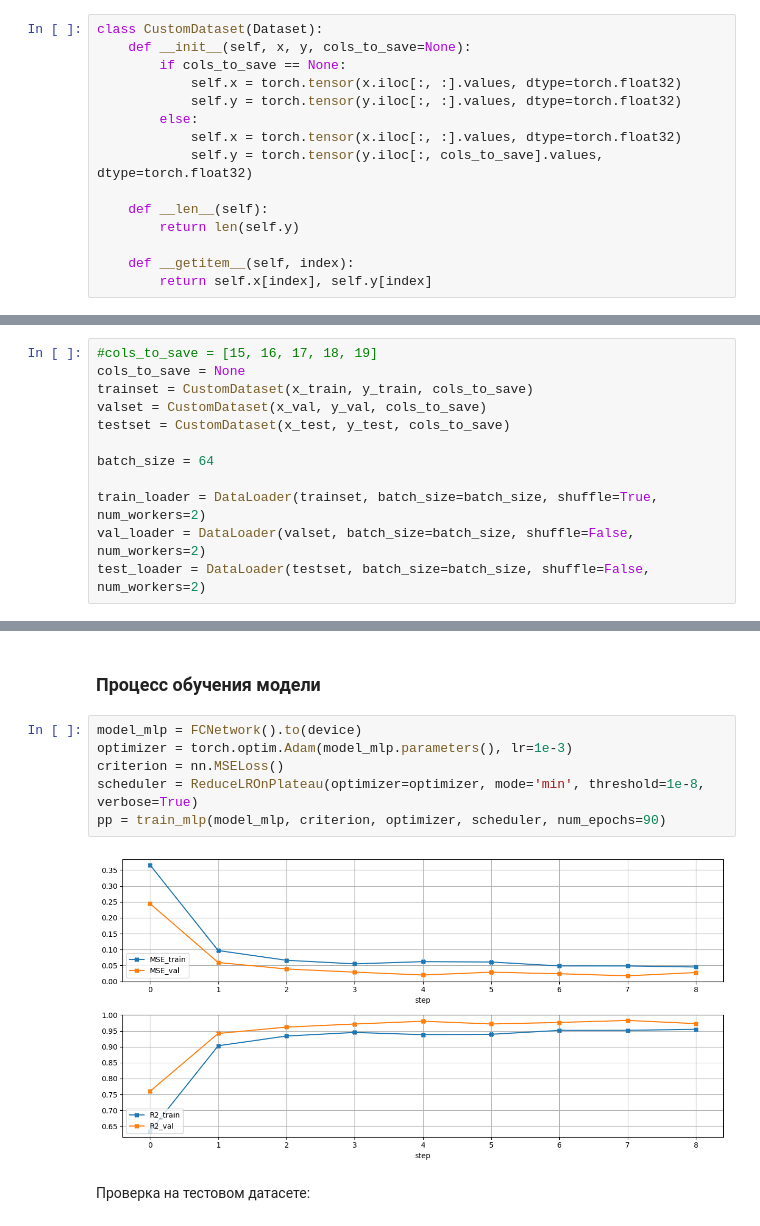
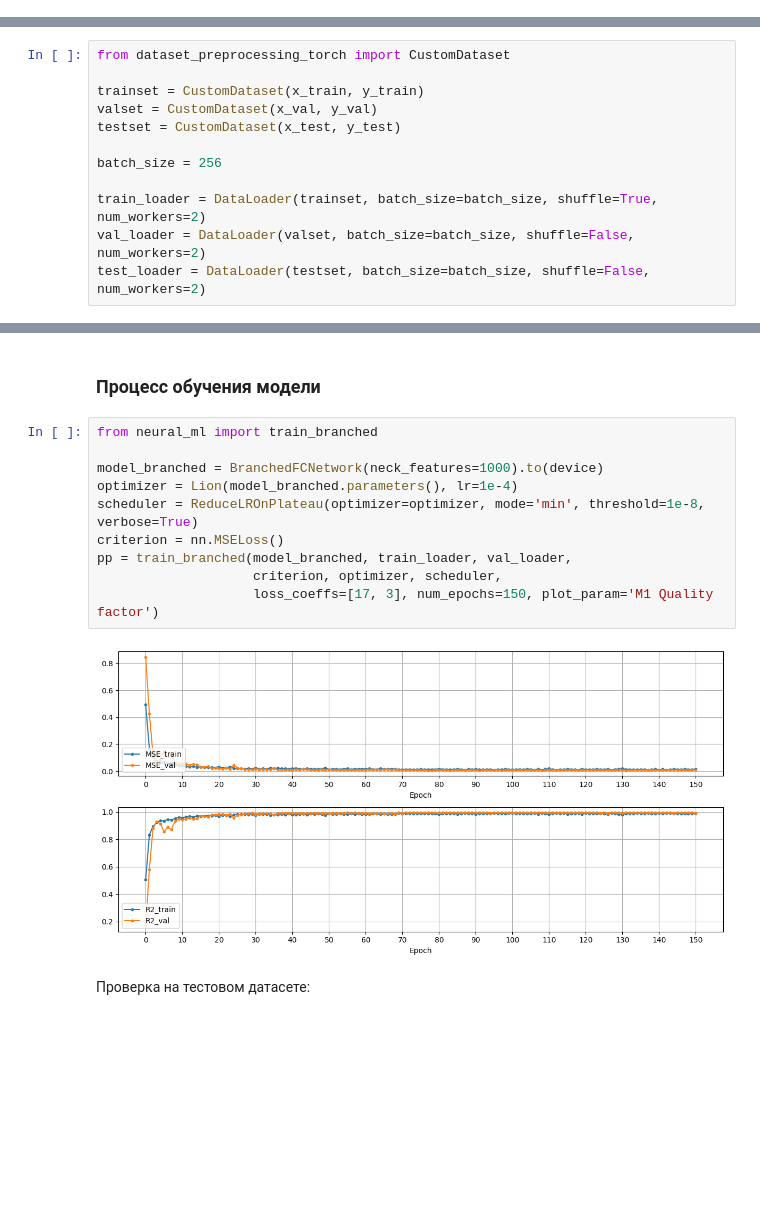
Before and after one commit to PolMix/nems_ai, a Jupyter notebook: Neural ML/Neural_ML.ipynb, the cells around one changed output, grey strips where cells are left out. Cells and saved outputs as stored; diff of their text form; blank space fills up the shorter version.

```diff
--- a/Neural ML/Neural_ML.ipynb
+++ b/Neural ML/Neural_ML.ipynb
@@ -381,28 +234,13 @@ y_train.describe()
-# %%
-class CustomDataset(Dataset):
-    def __init__(self, x, y, cols_to_save=None):
-        if cols_to_save == None:
-            self.x = torch.tensor(x.iloc[:, :].values, dtype=torch.float32)
-            self.y = torch.tensor(y.iloc[:, :].values, dtype=torch.float32)
-        else:
-            self.x = torch.tensor(x.iloc[:, :].values, dtype=torch.float32)
-            self.y = torch.tensor(y.iloc[:, cols_to_save].values, dtype=torch.float32)
-
-    def __len__(self):
-        return len(self.y)
-
-    def __getitem__(self, index):
-        return self.x[index], self.y[index]
 # %% [markdown]
 Определение подвыборок и даталоадеров:
 # %%
-#cols_to_save = [15, 16, 17, 18, 19]
-cols_to_save = None
-trainset = CustomDataset(x_train, y_train, cols_to_save)
-valset = CustomDataset(x_val, y_val, cols_to_save)
-testset = CustomDataset(x_test, y_test, cols_to_save)
+from dataset_preprocessing_torch import CustomDataset
 
-batch_size = 64
+trainset = CustomDataset(x_train, y_train)
+valset = CustomDataset(x_val, y_val)
+testset = CustomDataset(x_test, y_test)
+
+batch_size = 256
 
 train_loader = DataLoader(trainset, batch_size=batch_size, shuffle=True, num_workers=2)
 val_loader = DataLoader(valset, batch_size=batch_size, shuffle=False, num_workers=2)
@@ -579,12 +414,16 @@ class FCNetwork(nn.Module):
 # %% [markdown]
 ### Процесс обучения модели
 # %%
-model_mlp = FCNetwork().to(device)
-optimizer = torch.optim.Adam(model_mlp.parameters(), lr=1e-3)
+from neural_ml import train_branched
+
+model_branched = BranchedFCNetwork(neck_features=1000).to(device)
+optimizer = Lion(model_branched.parameters(), lr=1e-4)
+scheduler = ReduceLROnPlateau(optimizer=optimizer, mode='min', threshold=1e-8, verbose=True)
 criterion = nn.MSELoss()
-scheduler = ReduceLROnPlateau(optimizer=optimizer, mode='min', threshold=1e-8, verbose=True)
-pp = train_mlp(model_mlp, criterion, optimizer, scheduler, num_epochs=90)
+pp = train_branched(model_branched, train_loader, val_loader,
+                    criterion, optimizer, scheduler,
+                    loss_coeffs=[17, 3], num_epochs=150, plot_param='M1 Quality factor')
 # %% [output]
-[figure, old version]
+[figure, new version]
 # %% [markdown]
 Проверка на тестовом датасете:
```
Also changed, not shown: parts of 143 cells of this notebook.
